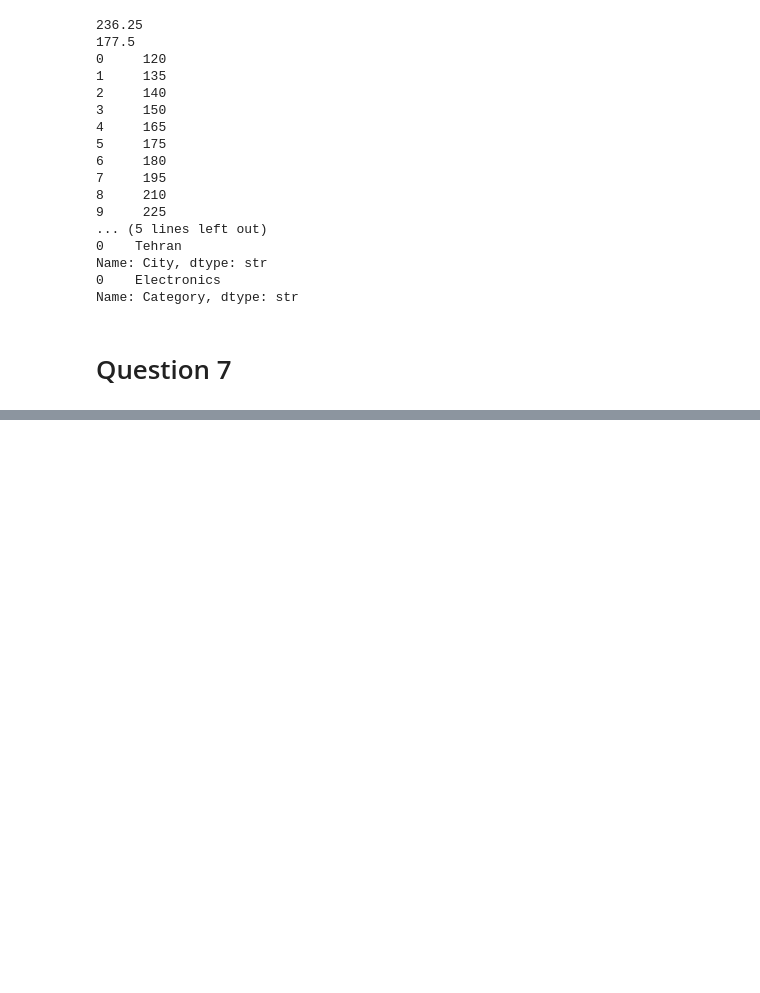
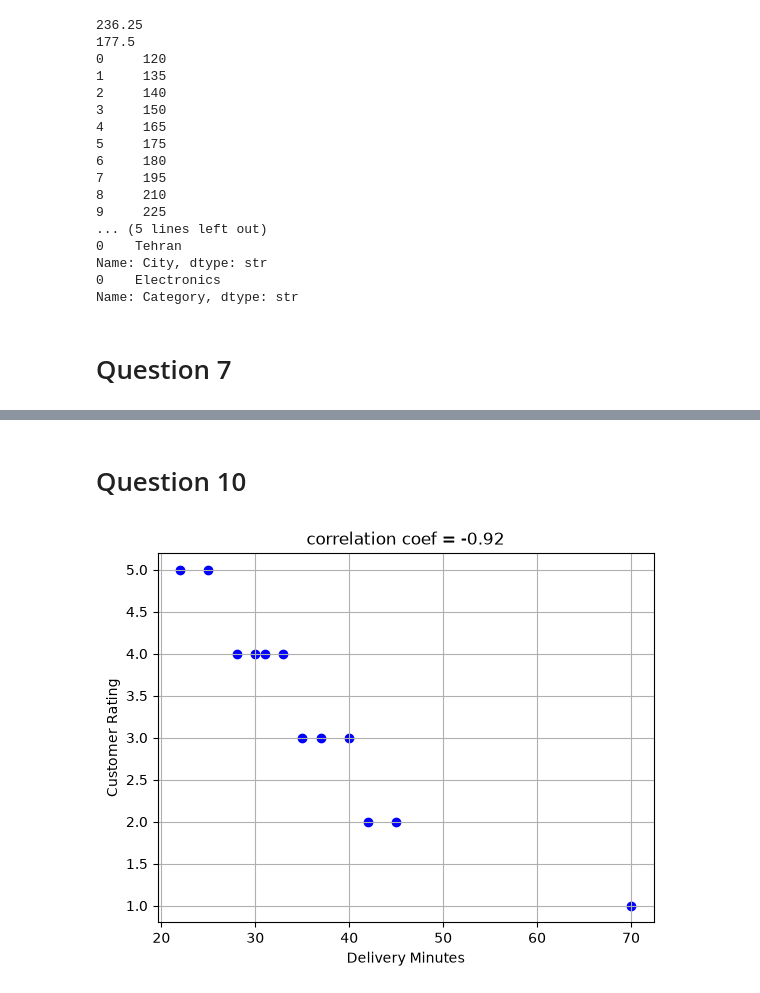
Before and after one commit to mrpanigale/Maktab-AI-145, a Jupyter notebook: CWs/week5/week5_1.ipynb, the cells around one changed output, grey strips where cells are left out. Drawn from its saved outputs; the diff is of its cells as text; code cells hidden in the pictures; blank space fills up the shorter version.

```diff
--- a/CWs/week5/week5_1.ipynb
+++ b/CWs/week5/week5_1.ipynb
@@ -254,0 +294,13 @@ df.describe(include = "all")
+# %% [markdown]
+# Question 10
+# %%
+# scatter plot on DeliveryMinute , CustomerRating
+corr = df["CustomerRating"].corr(df["DeliveryMinutes"])
+plt.scatter(df["DeliveryMinutes"],df["CustomerRating"],c="blue")
+plt.ylabel("Customer Rating")
+plt.xlabel("Delivery Minutes")
+plt.title(f"correlation coef = {corr:.2f}")
+plt.grid()
+plt.show()
+# %% [output]
+[figure, added]
```
Also changed, not shown: parts of 9 cells of this notebook.
